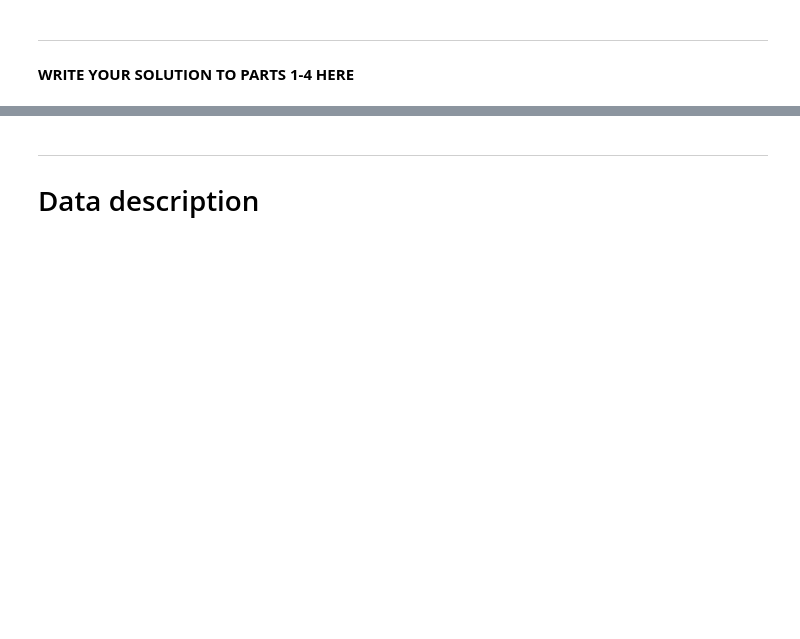
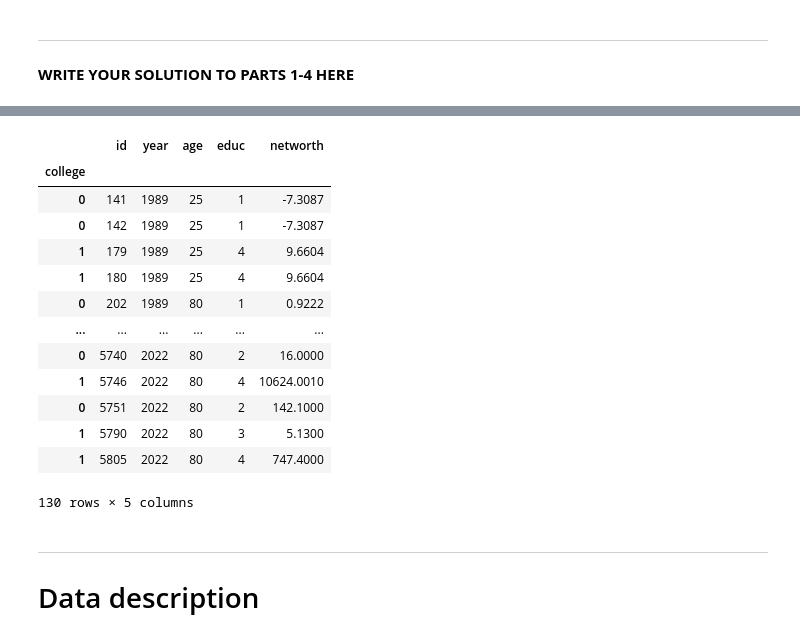
Before and after one commit to JacobBohn/TECH2-H25-assignment2, a Jupyter notebook: assignment2.ipynb, the cells around one changed output, grey strips where cells are left out. Saved outputs shown, nothing was run; the diff lists cells and outputs as text; code cells hidden in the pictures; blank space fills up the shorter version.

```diff
--- a/assignment2.ipynb
+++ b/assignment2.ipynb
@@ -74,0 +170,17 @@ df= pd.read_csv(data)
+# %%
+df1
+# %% [output]
+|  | id | year | age | educ | networth |
+| college |  |  |  |  |  |
+| 0 | 141 | 1989 | 25 | 1 | -7.3087 |
+| 0 | 142 | 1989 | 25 | 1 | -7.3087 |
+| 1 | 179 | 1989 | 25 | 4 | 9.6604 |
+| 1 | 180 | 1989 | 25 | 4 | 9.6604 |
+| 0 | 202 | 1989 | 80 | 1 | 0.9222 |
+| ... | ... | ... | ... | ... | ... |
+| 0 | 5740 | 2022 | 80 | 2 | 16.0000 |
+| 1 | 5746 | 2022 | 80 | 4 | 10624.0010 |
+| 0 | 5751 | 2022 | 80 | 2 | 142.1000 |
+| 1 | 5790 | 2022 | 80 | 3 | 5.1300 |
+| 1 | 5805 | 2022 | 80 | 4 | 747.4000 |
+130 rows × 5 columns
```
Also changed, not shown: parts of 7 cells of this notebook.
